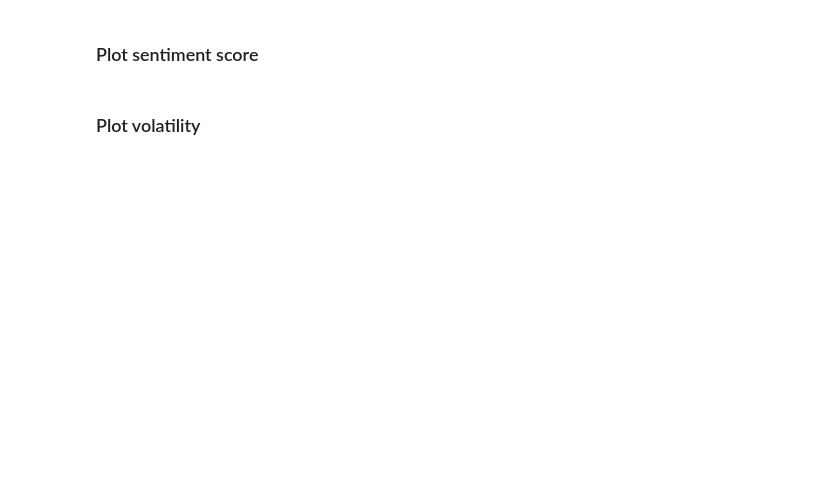
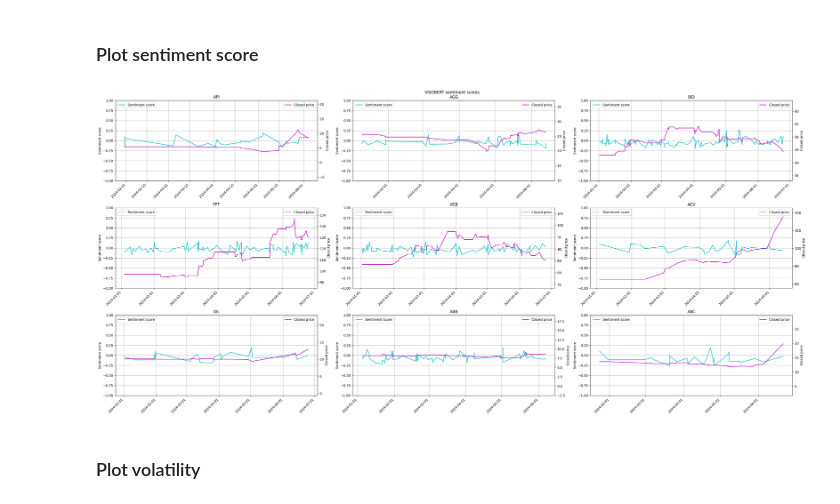
Before and after one commit to thaivo02/Sentiment-analysis, a Jupyter notebook: Sentiment_analysis_to_predict_stock_market.ipynb, the cells around one changed output. Drawn from its saved outputs; the diff is of its cells as text; code cells hidden in the pictures; blank space fills up the shorter version.

```diff
--- a/Sentiment_analysis_to_predict_stock_market.ipynb
+++ b/Sentiment_analysis_to_predict_stock_market.ipynb
@@ -456,33 +797,41 @@ visobert_sentiment_scores = []
 # %%
 fig = plt.figure(figsize=(30, 14))
 
 for company, item in company_news.items():
     date = item['timeline']
     price = item['price']
     sentiment_scores = item['sentiment']
     plot_index = company_list.index(company) + 1
     plot_col = 3
     plot_row = (len(company_list) + plot_col - 1) // plot_col
     ax = fig.add_subplot(plot_row, plot_col, plot_index, frameon=False)
     ax.grid(True)
     ax.set_title(company)
     ax.set_ylim(-1, 1)
     dates = pd.to_datetime(date, dayfirst=True)
     ax.plot(dates, sentiment_scores, color='c', label='Sentiment score')
     ax.legend(loc='upper left')
+    ax.set_ylabel('Sentiment score')
+
     ax.xaxis.set_major_formatter(mdates.DateFormatter('%Y-%m-%d'))
+
     axt = ax.twinx()
     axt.plot(dates, price, color='m', label='Closed price')
     axt.legend(loc='upper right')
+    axt.set_ylabel('Closed price')
+
+    axt.set_xlabel('Date')
     axt.set_ylim(min(price) - 10, max(price) + 10)
     plt.setp(ax.get_xticklabels(), rotation=45, ha="right")
     visobert_sentiment_scores.append(sentiment_scores)
 
 fig.suptitle('VISOBERT sentiment scores')
 plt.legend()
 plt.tight_layout()
 plt.savefig('visobert_sentiment_scores.png')
 plt.show()
+# %% [output]
+[figure, added]
 # %% [markdown]
 ### Plot volatility
 # %%
```
Also changed, not shown: parts of 43 cells of this notebook.
